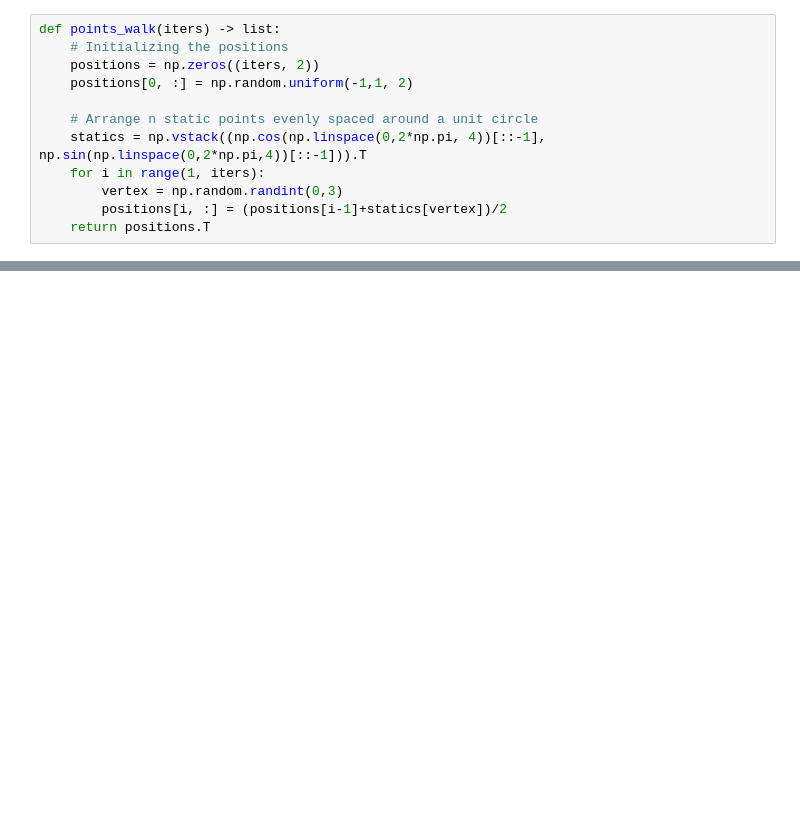
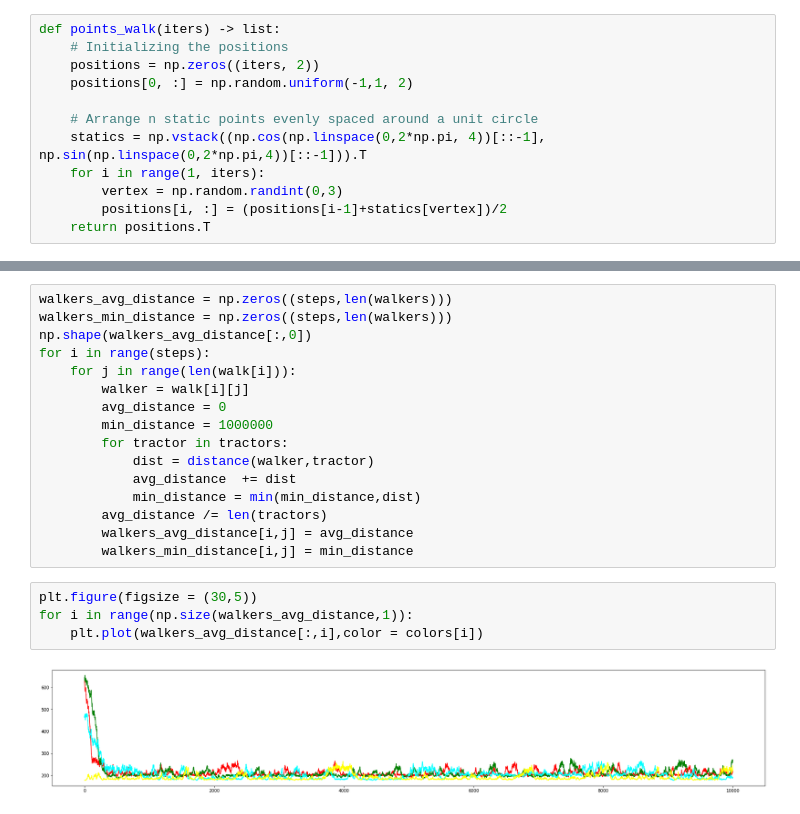
Before and after one commit to ethancma/the-random-walk, a Jupyter notebook: main.ipynb, the cells around one changed output, grey strips where cells are left out. Drawn from its saved outputs; the diff is of its cells as text; blank space fills up the shorter version.

```diff
--- a/main.ipynb
+++ b/main.ipynb
@@ -113,0 +117,22 @@ display(image.resize((800,800),Image.ANTIALIAS))
+# %%
+walkers_avg_distance = np.zeros((steps,len(walkers)))
+walkers_min_distance = np.zeros((steps,len(walkers)))
+np.shape(walkers_avg_distance[:,0])
+for i in range(steps):
+    for j in range(len(walk[i])):
+        walker = walk[i][j]
+        avg_distance = 0
+        min_distance = 1000000
+        for tractor in tractors:
+            dist = distance(walker,tractor)
+            avg_distance  += dist
+            min_distance = min(min_distance,dist)
+        avg_distance /= len(tractors)
+        walkers_avg_distance[i,j] = avg_distance
+        walkers_min_distance[i,j] = min_distance
+# %%
+plt.figure(figsize = (30,5))
+for i in range(np.size(walkers_avg_distance,1)):
+    plt.plot(walkers_avg_distance[:,i],color = colors[i])
+# %% [output]
+[figure, added]
```
Also changed, not shown: parts of 11 cells of this notebook.
